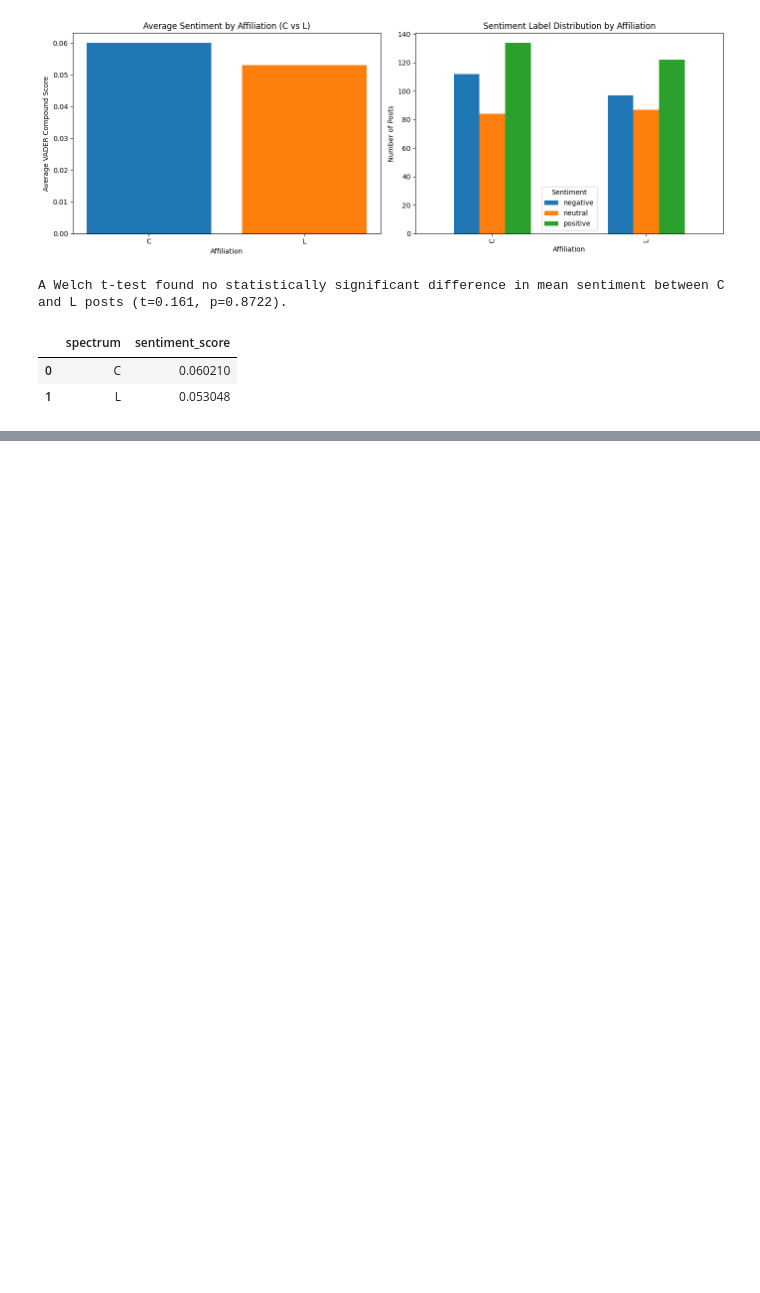
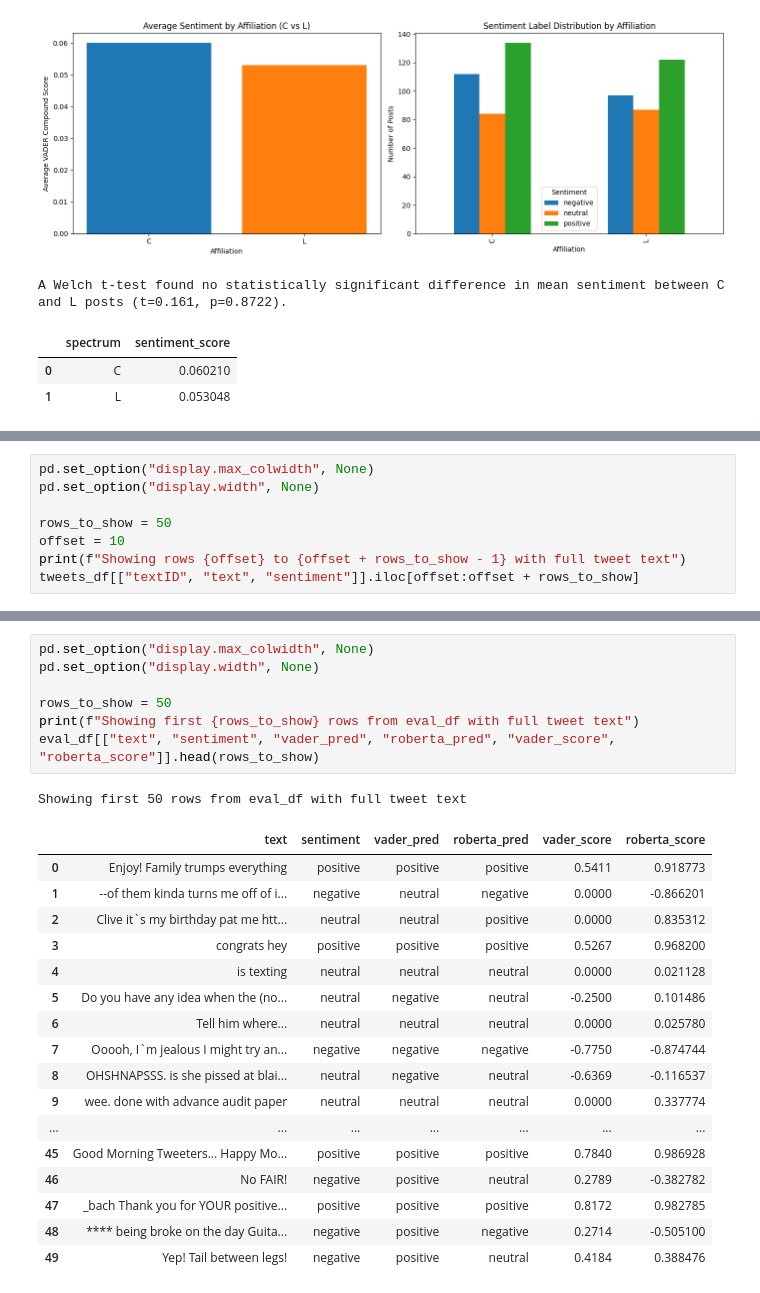
Before and after one commit to Aesonnn/X-Signal, a Jupyter notebook: analysis.ipynb, the cells around one changed output, grey strips where cells are left out. Saved outputs shown, nothing was run; the diff lists cells and outputs as text; blank space fills up the shorter version.

```diff
--- a/analysis.ipynb
+++ b/analysis.ipynb
@@ -748,0 +923,8 @@ A Welch t-test found no statistically significant difference in mean sentiment b
+# %%
+pd.set_option("display.max_colwidth", None)
+pd.set_option("display.width", None)
+
+rows_to_show = 50
+offset = 10
+print(f"Showing rows {offset} to {offset + rows_to_show - 1} with full tweet text")
+tweets_df[["textID", "text", "sentiment"]].iloc[offset:offset + rows_to_show]
@@ -748,0 +950,26 @@ A Welch t-test found no statistically significant difference in mean sentiment b
+# %%
+pd.set_option("display.max_colwidth", None)
+pd.set_option("display.width", None)
+
+rows_to_show = 50
+print(f"Showing first {rows_to_show} rows from eval_df with full tweet text")
+eval_df[["text", "sentiment", "vader_pred", "roberta_pred", "vader_score", "roberta_score"]].head(rows_to_show)
+# %% [output]
+Showing first 50 rows from eval_df with full tweet text
+|  | text | sentiment | vader_pred | roberta_pred | vader_score | roberta_score |
+| 0 | Enjoy! Family trumps everything | positive | positive | positive | 0.5411 | 0.918773 |
+| 1 | --of them kinda turns me off of i... | negative | neutral | negative | 0.0000 | -0.866201 |
+| 2 | Clive it`s my birthday pat me htt... | neutral | neutral | positive | 0.0000 | 0.835312 |
+| 3 | congrats hey | positive | positive | positive | 0.5267 | 0.968200 |
+| 4 | is texting | neutral | neutral | neutral | 0.0000 | 0.021128 |
+| 5 | Do you have any idea when the (no... | neutral | negative | neutral | -0.2500 | 0.101486 |
+| 6 | Tell him where... | neutral | neutral | neutral | 0.0000 | 0.025780 |
+| 7 | Ooooh, I`m jealous I might try an... | negative | negative | negative | -0.7750 | -0.874744 |
+| 8 | OHSHNAPSSS. is she pissed at blai... | neutral | negative | neutral | -0.6369 | -0.116537 |
+| 9 | wee. done with advance audit paper | neutral | neutral | neutral | 0.0000 | 0.337774 |
+| ... | ... | ... | ... | ... | ... | ... |
+| 45 | Good Morning Tweeters... Happy Mo... | positive | positive | positive | 0.7840 | 0.986928 |
+| 46 | No FAIR! | negative | positive | neutral | 0.2789 | -0.382782 |
+| 47 | _bach Thank you for YOUR positive... | positive | positive | positive | 0.8172 | 0.982785 |
+| 48 | **** being broke on the day Guita... | negative | positive | negative | 0.2714 | -0.505100 |
+| 49 | Yep! Tail between legs! | negative | positive | neutral | 0.4184 | 0.388476 |
```
Also changed, not shown: parts of 11 cells of this notebook, 16 other files.
